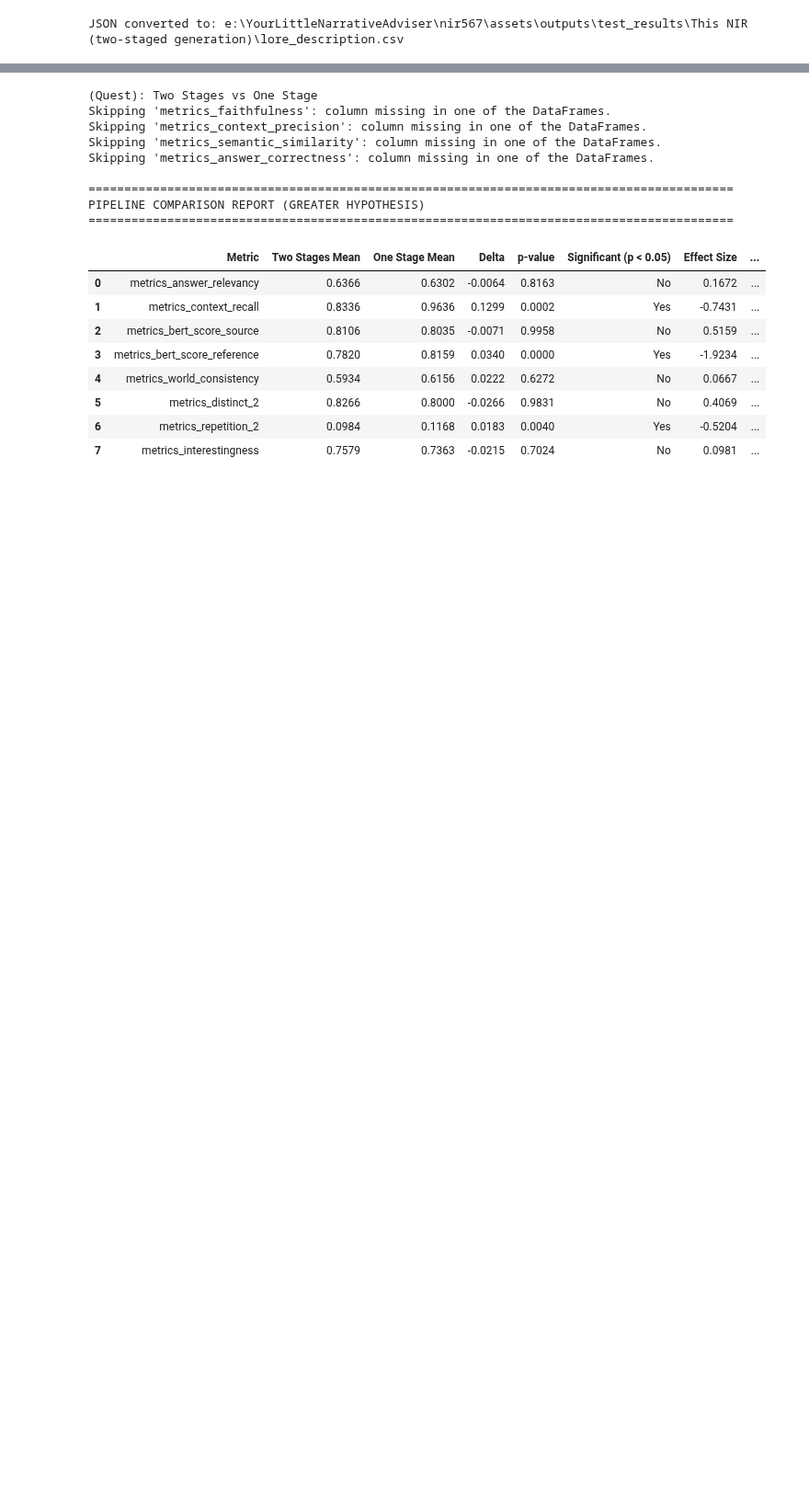
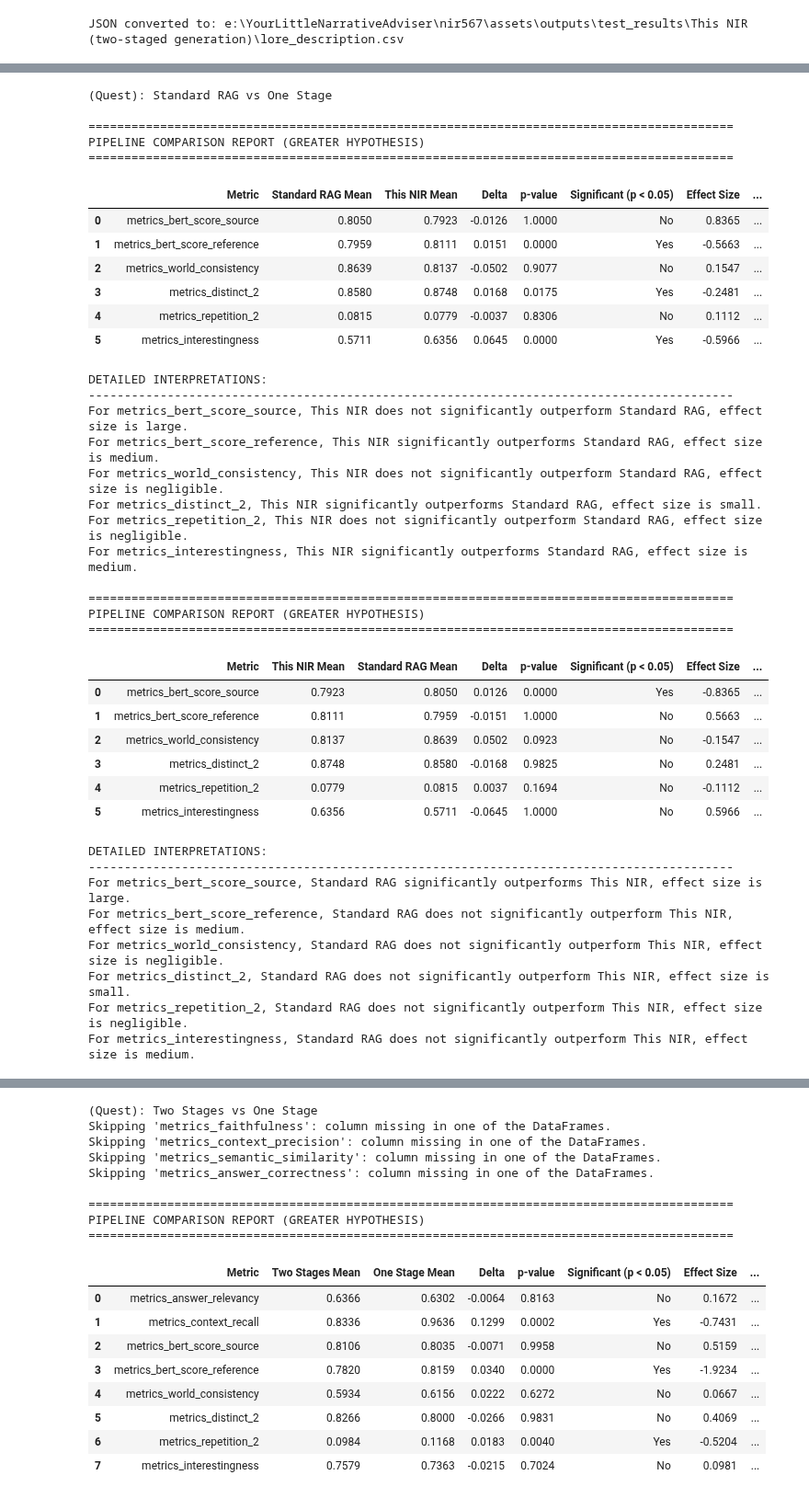
Before and after one commit to Alisazzzz/nir567, a Jupyter notebook: notebooks/testing_several_answer_pipelines.ipynb, the cells around one changed output, grey strips where cells are left out. Shown at 92% size. Drawn from its saved outputs; the diff is of its cells as text; code cells hidden in the pictures; blank space fills up the shorter version.

```diff
--- a/notebooks/testing_several_answer_pipelines.ipynb
+++ b/notebooks/testing_several_answer_pipelines.ipynb
@@ -1210,3 +1250,76 @@ def extend_all_metrics_paired(
         )
 
     return expanded_baseline, expanded_proposed
+# %%
+quests_standard_rag = standard_rag_all[standard_rag_all["category"] == "quest"].copy()
+dialogues_standard_rag = standard_rag_all[standard_rag_all["category"] == "dialogue"].copy()
+item_descriptions_standard_rag = standard_rag_all[standard_rag_all["category"] == "item description"].copy()
+characters_descriptions_standard_rag = standard_rag_all[standard_rag_all["category"] == "character description"].copy()
+locations_descriptions_standard_rag = standard_rag_all[standard_rag_all["category"] == "location description"].copy()
+# %%
+quests_this_nir = this_nir_one_stage_all[this_nir_one_stage_all["category"] == "quest"].copy()
+dialogues_this_nir = this_nir_one_stage_all[this_nir_one_stage_all["category"] == "dialogue"].copy()
+item_descriptions_this_nir = this_nir_one_stage_all[this_nir_one_stage_all["category"] == "item description"].copy()
+characters_descriptions_this_nir = this_nir_one_stage_all[this_nir_one_stage_all["category"] == "character description"].copy()
+locations_descriptions_this_nir = this_nir_one_stage_all[this_nir_one_stage_all["category"] == "location description"].copy()
+# %%
+quests_standard_rag_extended, quests_this_nir_extended = extend_all_metrics_paired(df_baseline=quests_standard_rag,df_proposed=quests_this_nir,metrics_list=METRICS,target_n=75,seed=42)
+print("\n(Quest): Standard RAG vs One Stage")
+
+run_pipeline_comparison_report(
+    quests_standard_rag_extended,
+    quests_this_nir_extended,
+    METRICS,
+    alternative="greater",
+    baseline_name="Standard RAG",
+    proposed_name="This NIR"
+)
+
+run_pipeline_comparison_report(
+    quests_this_nir_extended,
+    quests_standard_rag_extended,
+    METRICS,
+    alternative="greater",
+    baseline_name="This NIR",
+    proposed_name="Standard RAG"
+)
+# %% [output]
+(Quest): Standard RAG vs One Stage
+
+==========================================================================================
+PIPELINE COMPARISON REPORT (GREATER HYPOTHESIS)
+==========================================================================================
+|  | Metric | Standard RAG Mean | This NIR Mean | Delta | p-value | Significant (p < 0.05) | Effect Size | ... |
+| 0 | metrics_bert_score_source | 0.8050 | 0.7923 | -0.0126 | 1.0000 | No | 0.8365 | ... |
+| 1 | metrics_bert_score_reference | 0.7959 | 0.8111 | 0.0151 | 0.0000 | Yes | -0.5663 | ... |
+| 2 | metrics_world_consistency | 0.8639 | 0.8137 | -0.0502 | 0.9077 | No | 0.1547 | ... |
+| 3 | metrics_distinct_2 | 0.8580 | 0.8748 | 0.0168 | 0.0175 | Yes | -0.2481 | ... |
+| 4 | metrics_repetition_2 | 0.0815 | 0.0779 | -0.0037 | 0.8306 | No | 0.1112 | ... |
+| 5 | metrics_interestingness | 0.5711 | 0.6356 | 0.0645 | 0.0000 | Yes | -0.5966 | ... |
+DETAILED INTERPRETATIONS:
+------------------------------------------------------------------------------------------
+For metrics_bert_score_source, This NIR does not significantly outperform Standard RAG, effect size is large.
+For metrics_bert_score_reference, This NIR significantly outperforms Standard RAG, effect size is medium.
+For metrics_world_consistency, This NIR does not significantly outperform Standard RAG, effect size is negligible.
+For metrics_distinct_2, This NIR significantly outperforms Standard RAG, effect size is small.
+For metrics_repetition_2, This NIR does not significantly outperform Standard RAG, effect size is negligible.
+For metrics_interestingness, This NIR significantly outperforms Standard RAG, effect size is medium.
+
+==========================================================================================
+PIPELINE COMPARISON REPORT (GREATER HYPOTHESIS)
+==========================================================================================
+|  | Metric | This NIR Mean | Standard RAG Mean | Delta | p-value | Significant (p < 0.05) | Effect Size | ... |
+| 0 | metrics_bert_score_source | 0.7923 | 0.8050 | 0.0126 | 0.0000 | Yes | -0.8365 | ... |
+| 1 | metrics_bert_score_reference | 0.8111 | 0.7959 | -0.0151 | 1.0000 | No | 0.5663 | ... |
+| 2 | metrics_world_consistency | 0.8137 | 0.8639 | 0.0502 | 0.0923 | No | -0.1547 | ... |
+| 3 | metrics_distinct_2 | 0.8748 | 0.8580 | -0.0168 | 0.9825 | No | 0.2481 | ... |
+| 4 | metrics_repetition_2 | 0.0779 | 0.0815 | 0.0037 | 0.1694 | No | -0.1112 | ... |
+| 5 | metrics_interestingness | 0.6356 | 0.5711 | -0.0645 | 1.0000 | No | 0.5966 | ... |
+DETAILED INTERPRETATIONS:
+------------------------------------------------------------------------------------------
+For metrics_bert_score_source, Standard RAG significantly outperforms This NIR, effect size is large.
+For metrics_bert_score_reference, Standard RAG does not significantly outperform This NIR, effect size is medium.
+For metrics_world_consistency, Standard RAG does not significantly outperform This NIR, effect size is negligible.
+For metrics_distinct_2, Standard RAG does not significantly outperform This NIR, effect size is small.
+For metrics_repetition_2, Standard RAG does not significantly outperform This NIR, effect size is negligible.
+For metrics_interestingness, Standard RAG does not significantly outperform This NIR, effect size is medium.
```
Also changed, not shown: parts of 22 cells of this notebook, 23 other files.
